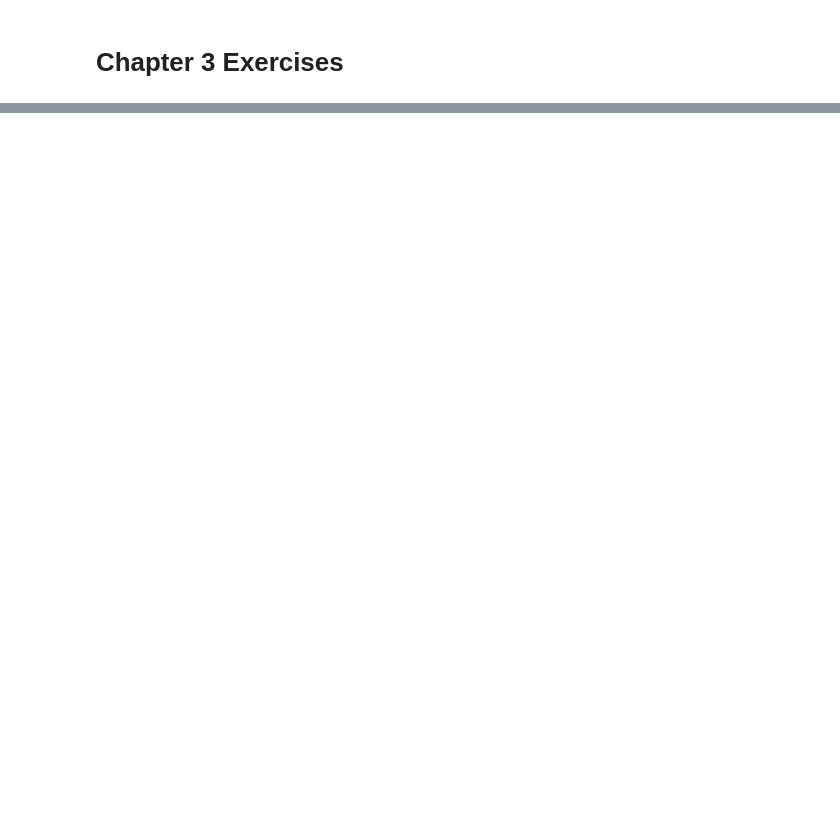
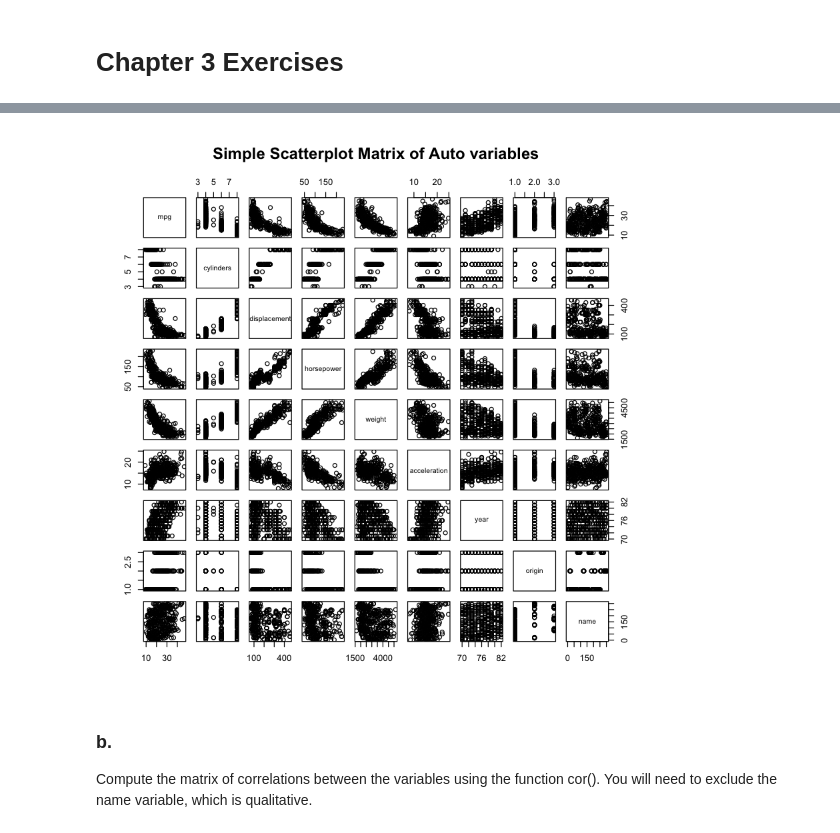
Before and after one commit to afitts/ISLR, a Jupyter notebook: Chapter3_exercises.ipynb, the cells around one changed output, grey strips where cells are left out. Drawn from its saved outputs; the diff is of its cells as text; code cells hidden in the pictures; blank space fills up the shorter version.

```diff
--- a/Chapter3_exercises.ipynb
+++ b/Chapter3_exercises.ipynb
@@ -12,0 +115,7 @@
+# %%
+pairs(Auto, main="Simple Scatterplot Matrix of Auto variables")
+# %% [output]
+[figure, added]
+# %% [markdown]
+### b.
+Compute the matrix of correlations between the variables using the function cor(). You will need to exclude the name variable, which is qualitative.
```
Also changed, not shown: parts of 23 cells of this notebook.
